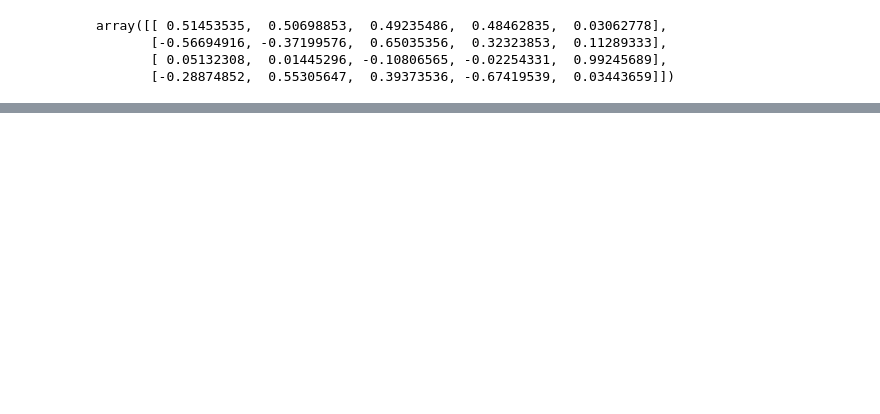
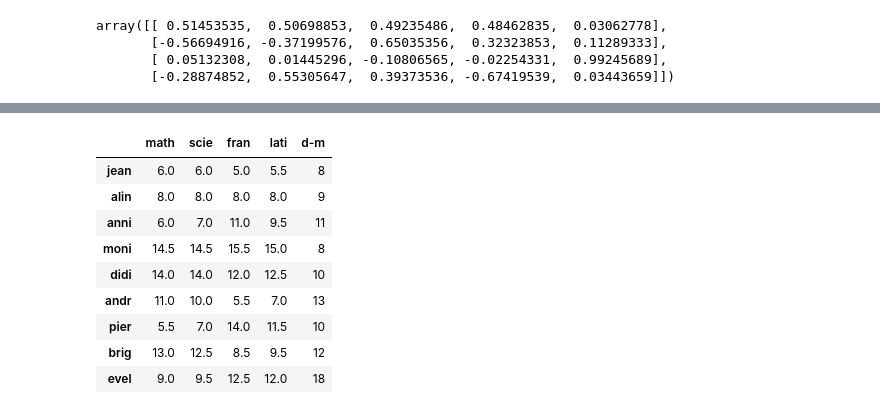
Before and after one commit to Menamot/SY09, a Jupyter notebook: TP04_Analyse_en_composantes_principales-enonce/TD4.ipynb, the cells around one changed output, grey strips where cells are left out. Cells and saved outputs as stored; diff of their text form; code cells hidden in the pictures; blank space fills up the shorter version.

```diff
--- a/TP04_Analyse_en_composantes_principales-enonce/TD4.ipynb
+++ b/TP04_Analyse_en_composantes_principales-enonce/TD4.ipynb
@@ -54,0 +103,13 @@ add_labels(C[:,0],C[:,1],df.index)
+# %%
+notes
+# %% [output]
+|  | math | scie | fran | lati | d-m |
+| jean | 6.0 | 6.0 | 5.0 | 5.5 | 8 |
+| alin | 8.0 | 8.0 | 8.0 | 8.0 | 9 |
+| anni | 6.0 | 7.0 | 11.0 | 9.5 | 11 |
+| moni | 14.5 | 14.5 | 15.5 | 15.0 | 8 |
+| didi | 14.0 | 14.0 | 12.0 | 12.5 | 10 |
+| andr | 11.0 | 10.0 | 5.5 | 7.0 | 13 |
+| pier | 5.5 | 7.0 | 14.0 | 11.5 | 10 |
+| brig | 13.0 | 12.5 | 8.5 | 9.5 | 12 |
+| evel | 9.0 | 9.5 | 12.5 | 12.0 | 18 |
```
Also changed, not shown: parts of 12 cells of this notebook, 20 other files.
